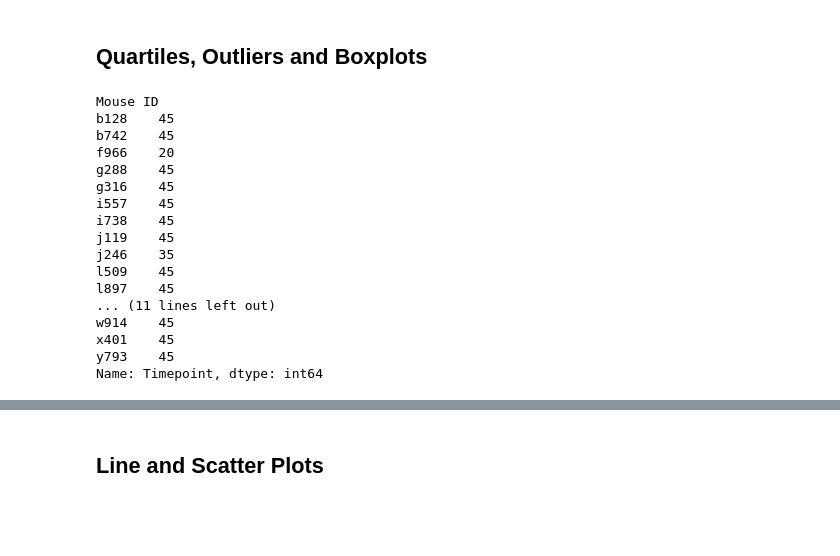
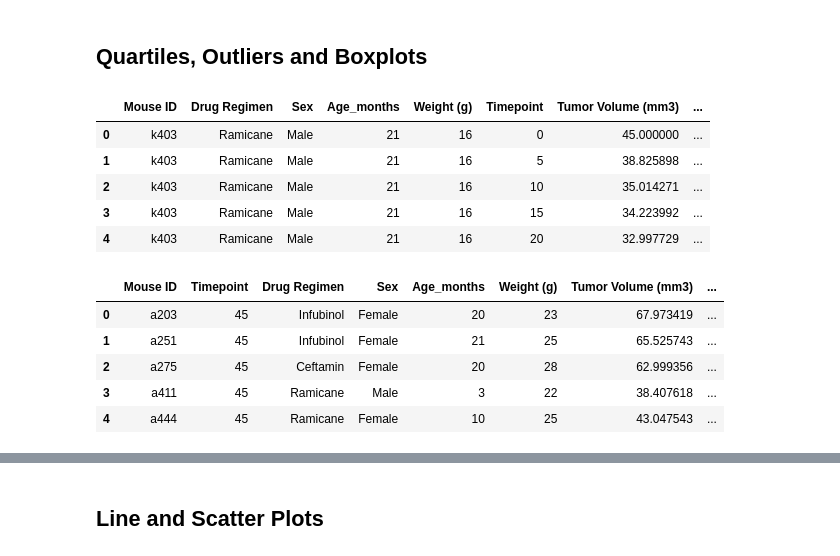
Before and after one commit to g8r1fl/matplotlib-challege, a Jupyter notebook: Pymaceuticals/pymaceuticals_starter.ipynb, the cells around one changed output, grey strips where cells are left out. Drawn from its saved outputs; the diff is of its cells as text; code cells hidden in the pictures; blank space fills up the shorter version.

Commit message:
created list of regimens and last tumor value

```diff
--- a/Pymaceuticals/pymaceuticals_starter.ipynb
+++ b/Pymaceuticals/pymaceuticals_starter.ipynb
@@ -312,32 +312,20 @@ label_index.head()
 # Calculate the final tumor volume of each mouse across four of the treatment regimens:
 # Capomulin, Ramicane, Infubinol, and Ceftamin
 # capomulin_df = cleaned_mice_df[[cleaned_mice_df['Drug Regimen'] == 'Capomulin','Mouse ID','Tumor Volume (mm3)']]
-capomulin_df = cleaned_mice_df[cleaned_mice_df['Drug Regimen'] == 'Capomulin']
 group_capo = capomulin_df.groupby(['Mouse ID'])
 final_capo_time = group_capo['Timepoint'].max()
 
 # grouped_regimen = cleaned_mice_df.groupby(['Drug Regimen'])
 # mean = grouped_regimen['Tumor Volume (mm3)'].mean()
 # Start by getting the last (greatest) timepoint for each mouse
-capomulin_df.head()
+regimen_df.head()
 
 # Merge this group df with the original dataframe to get the tumor volume at the last timepoint
-final_capo_time
+# final_capo_time
 # %% [output]
-Mouse ID
-b128    45
-b742    45
-f966    20
-g288    45
-g316    45
-i557    45
-i738    45
-j119    45
-j246    35
-l509    45
-l897    45
-... (11 lines left out)
-w914    45
-x401    45
-y793    45
-Name: Timepoint, dtype: int64
+|  | Mouse ID | Drug Regimen | Sex | Age_months | Weight (g) | Timepoint | Tumor Volume (mm3) | ... |
+| 0 | k403 | Ramicane | Male | 21 | 16 | 0 | 45.000000 | ... |
+| 1 | k403 | Ramicane | Male | 21 | 16 | 5 | 38.825898 | ... |
+| 2 | k403 | Ramicane | Male | 21 | 16 | 10 | 35.014271 | ... |
+| 3 | k403 | Ramicane | Male | 21 | 16 | 15 | 34.223992 | ... |
+| 4 | k403 | Ramicane | Male | 21 | 16 | 20 | 32.997729 | ... |
@@ -347,0 +332,19 @@ cleaned_mice_df.groupby(['Mouse ID'])['Timepoint'].agg(['max'])
+# %%
+# Calculate the final tumor volume of each mouse across four of the treatment regimens:
+# Capomulin, Ramicane, Infubinol, and Ceftamin
+# Start by getting the last (greatest) timepoint for each mouse
+regimen_df = cleaned_mice_df.loc[cleaned_mice_df['Drug Regimen'].isin(['Capomulin', 'Ramicane', 'Infubinol','Ceftamin'])]
+tumor_max = regimen_df.groupby(['Mouse ID'])['Timepoint'].max()
+tumor_max = tumor_max.reset_index()
+tumor_max
+
+# Merge this group df with the original dataframe to get the tumor volume at the last timepoint
+merge_df = tumor_max.merge(cleaned_mice_df, on=['Mouse ID', 'Timepoint'])
+merge_df.head()
+# %% [output]
+|  | Mouse ID | Timepoint | Drug Regimen | Sex | Age_months | Weight (g) | Tumor Volume (mm3) | ... |
+| 0 | a203 | 45 | Infubinol | Female | 20 | 23 | 67.973419 | ... |
+| 1 | a251 | 45 | Infubinol | Female | 21 | 25 | 65.525743 | ... |
+| 2 | a275 | 45 | Ceftamin | Female | 20 | 28 | 62.999356 | ... |
+| 3 | a411 | 45 | Ramicane | Male | 3 | 22 | 38.407618 | ... |
+| 4 | a444 | 45 | Ramicane | Female | 10 | 25 | 43.047543 | ... |
```
Also changed, not shown: parts of 4 cells of this notebook, 2 other files.
